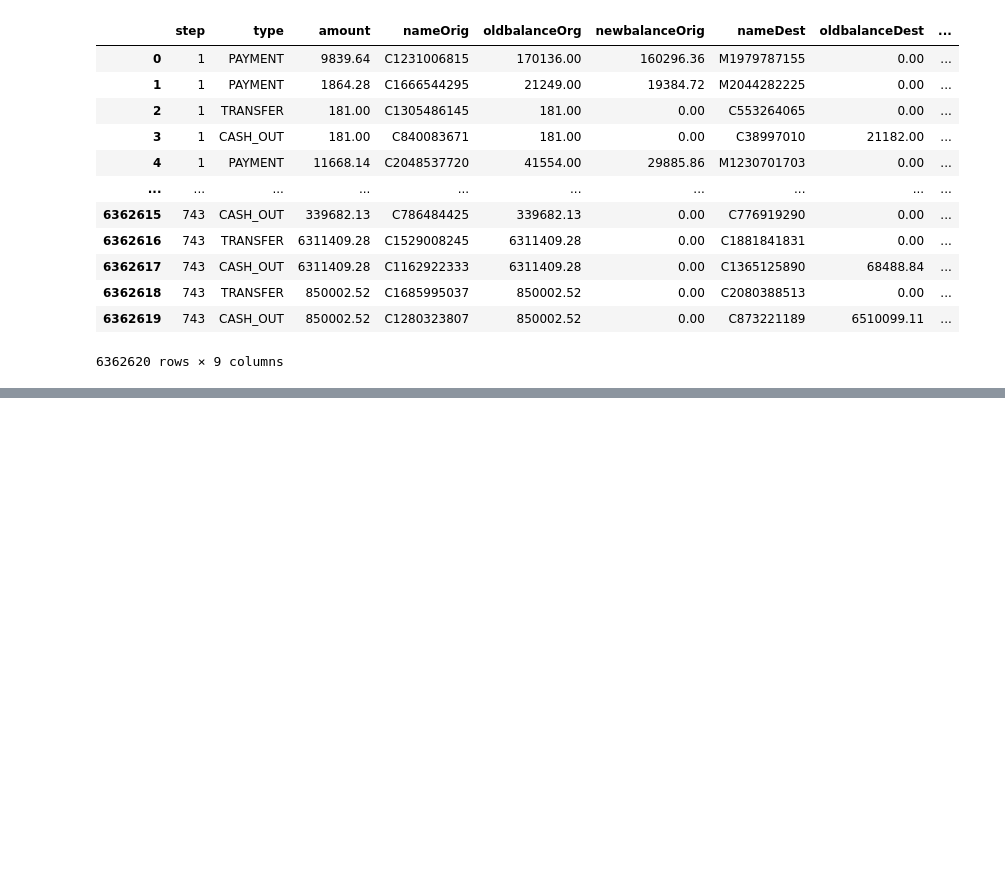
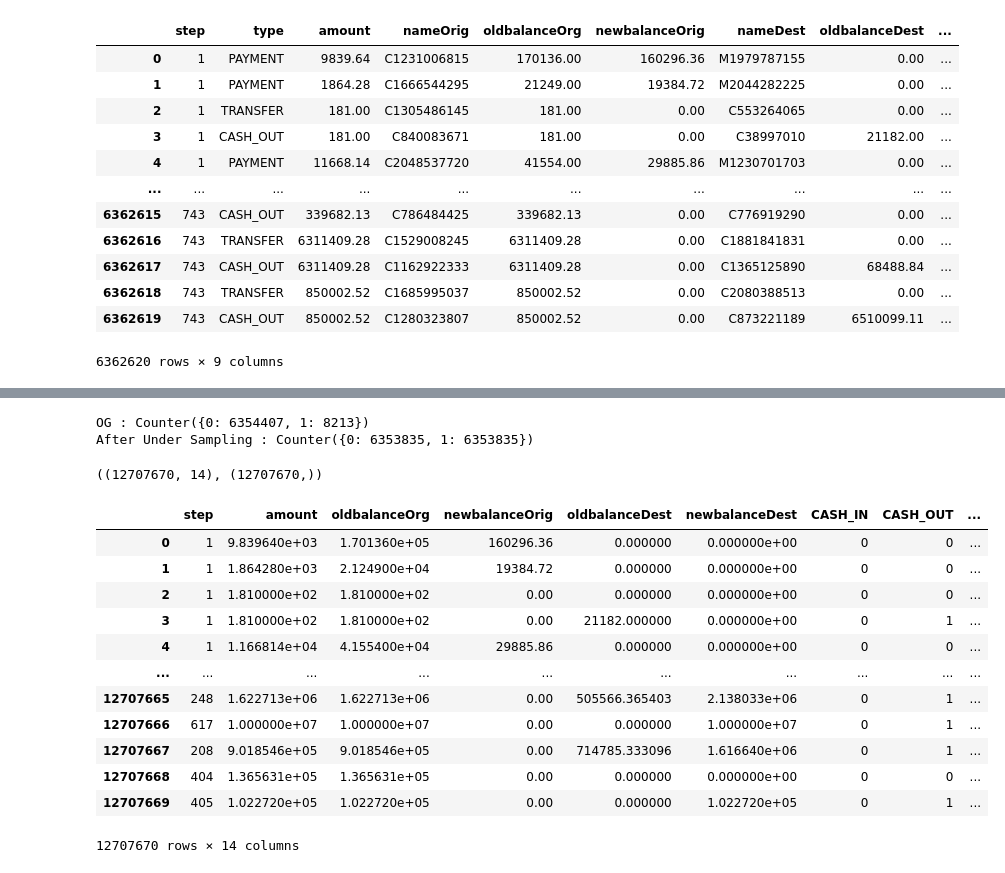
Before and after one commit to RajKulk16/Financial-Sentinel, a Jupyter notebook: main_work.ipynb, the cells around one changed output, grey strips where cells are left out. Cells and saved outputs as stored; diff of their text form; code cells hidden in the pictures; blank space fills up the shorter version.

Commit message:
incomplete workbook - resampled

```diff
--- a/main_work.ipynb
+++ b/main_work.ipynb
@@ -587,0 +653,5 @@ X
+# %%
+X['nameDest_C'] = X['nameDest'].str.startswith('C').astype(int)
+X['nameDest_M'] = X['nameDest'].str.startswith('C').astype(int)
+
+X['nameOrig_C'] = X['nameOrig'].str.startswith('C').astype(int)
@@ -587,0 +674,2 @@ X
+# %%
+X.drop(columns=['type', 'nameDest', 'nameOrig'], axis=1, inplace=True)
@@ -587,0 +699,30 @@ X
+# %%
+sm = SMOTETomek(random_state=42)
+# %%
+X_resampled, y_resampled = sm.fit_resample(X, y)
+# %%
+print('OG : ' + str(Counter(y)))
+print('After Under Sampling : ' + str(Counter(y_resampled)))
+# %% [output]
+OG : Counter({0: 6354407, 1: 8213})
+After Under Sampling : Counter({0: 6353835, 1: 6353835})
+# %%
+X_resampled.shape, y_resampled.shape
+# %% [output]
+((12707670, 14), (12707670,))
+# %%
+X_resampled
+# %% [output]
+|  | step | amount | oldbalanceOrg | newbalanceOrig | oldbalanceDest | newbalanceDest | CASH_IN | CASH_OUT | ... |
+| 0 | 1 | 9.839640e+03 | 1.701360e+05 | 160296.36 | 0.000000 | 0.000000e+00 | 0 | 0 | ... |
+| 1 | 1 | 1.864280e+03 | 2.124900e+04 | 19384.72 | 0.000000 | 0.000000e+00 | 0 | 0 | ... |
+| 2 | 1 | 1.810000e+02 | 1.810000e+02 | 0.00 | 0.000000 | 0.000000e+00 | 0 | 0 | ... |
+| 3 | 1 | 1.810000e+02 | 1.810000e+02 | 0.00 | 21182.000000 | 0.000000e+00 | 0 | 1 | ... |
+| 4 | 1 | 1.166814e+04 | 4.155400e+04 | 29885.86 | 0.000000 | 0.000000e+00 | 0 | 0 | ... |
+| ... | ... | ... | ... | ... | ... | ... | ... | ... | ... |
+| 12707665 | 248 | 1.622713e+06 | 1.622713e+06 | 0.00 | 505566.365403 | 2.138033e+06 | 0 | 1 | ... |
+| 12707666 | 617 | 1.000000e+07 | 1.000000e+07 | 0.00 | 0.000000 | 1.000000e+07 | 0 | 1 | ... |
+| 12707667 | 208 | 9.018546e+05 | 9.018546e+05 | 0.00 | 714785.333096 | 1.616640e+06 | 0 | 1 | ... |
+| 12707668 | 404 | 1.365631e+05 | 1.365631e+05 | 0.00 | 0.000000 | 0.000000e+00 | 0 | 0 | ... |
+| 12707669 | 405 | 1.022720e+05 | 1.022720e+05 | 0.00 | 0.000000 | 1.022720e+05 | 0 | 1 | ... |
+12707670 rows × 14 columns
```
Also changed, not shown: parts of 18 cells of this notebook.
